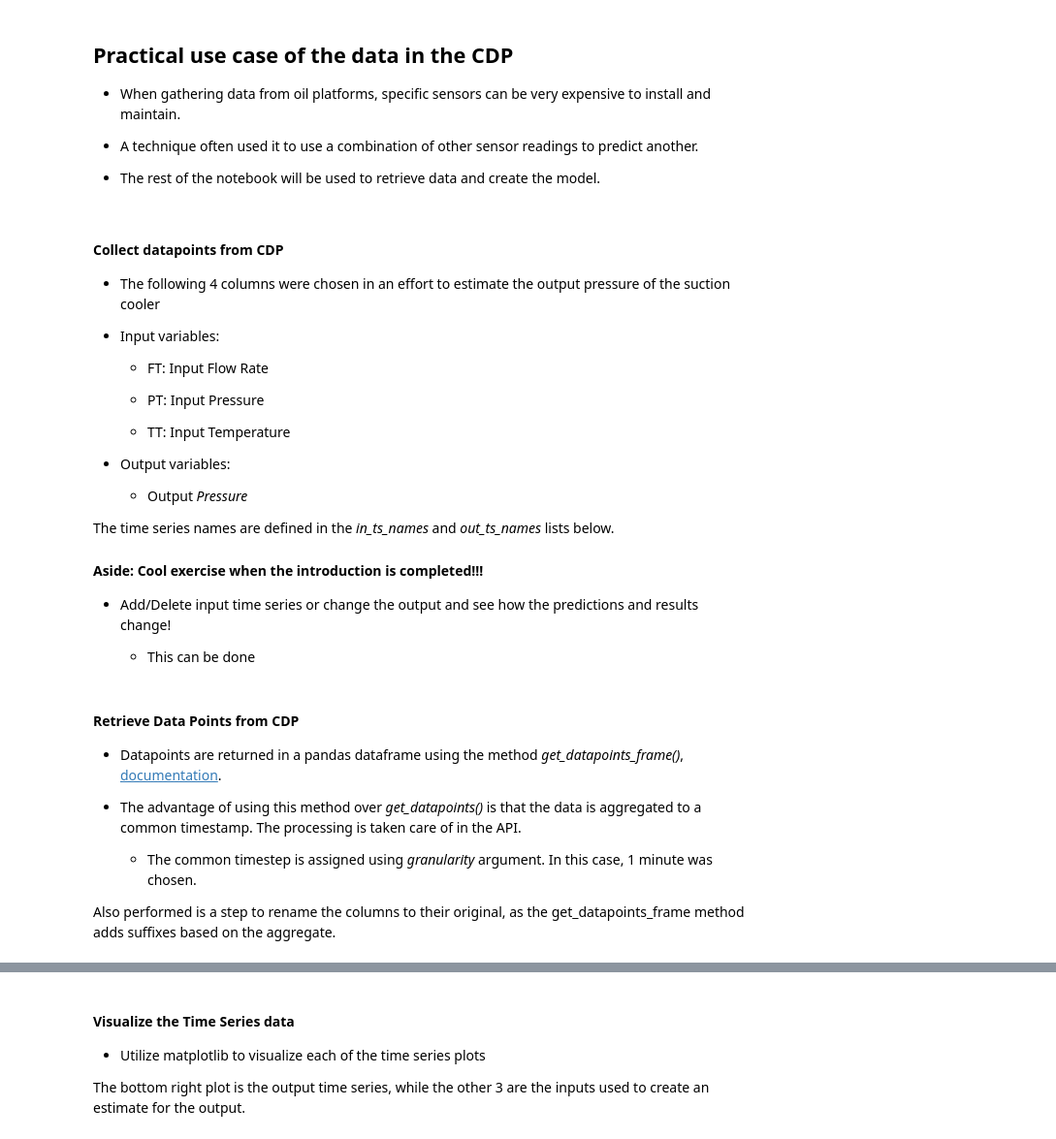
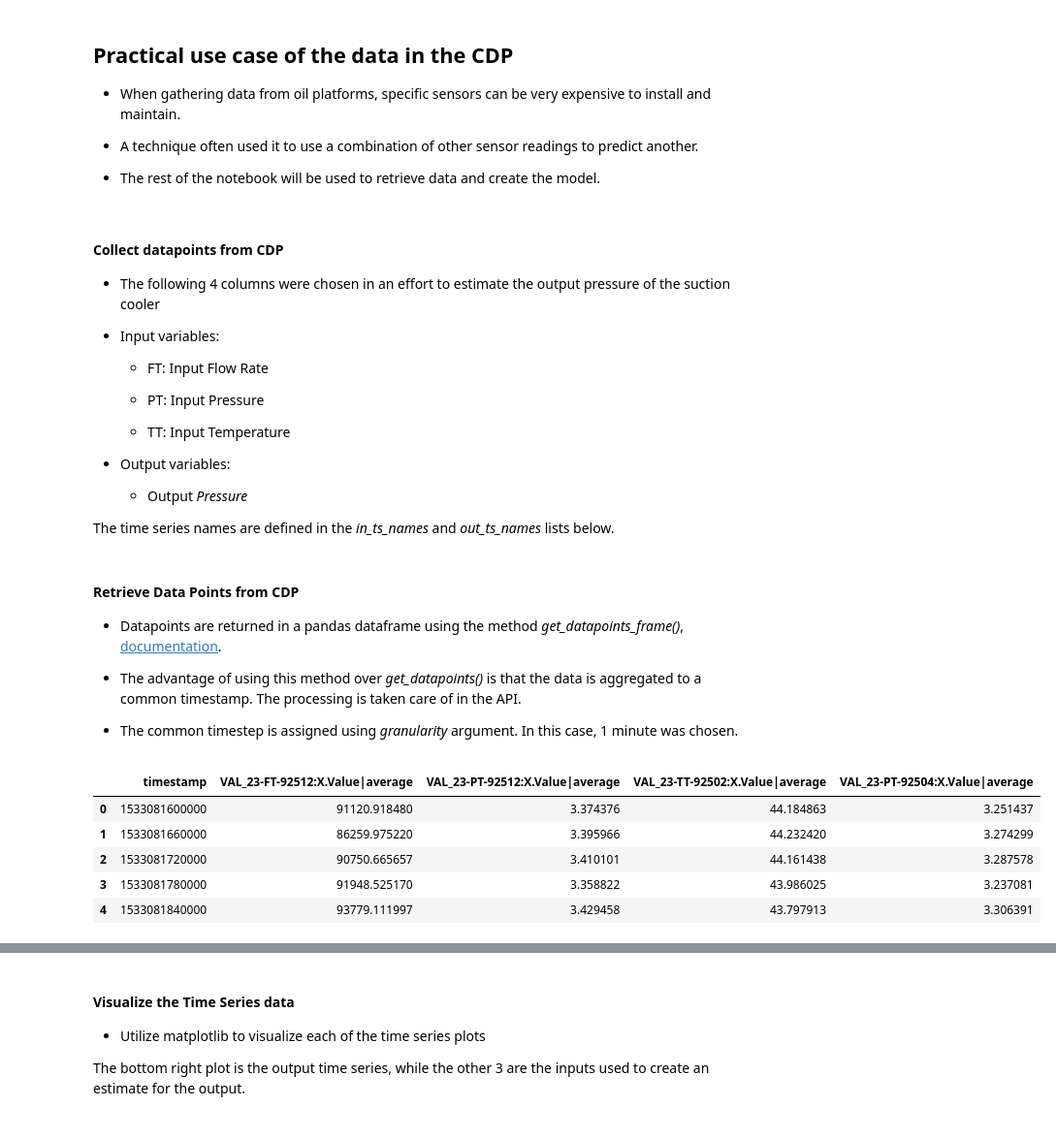
Before and after one commit to cognitedata/interacting-with-open-industrial-data, a Jupyter notebook: WiDS_2019_Cognite_Part1.ipynb, the cells around one changed output, grey strips where cells are left out. Shown: that part at 97% size. Drawn from its saved outputs; the diff is of its cells as text; code cells hidden in the pictures.

```diff
--- a/WiDS_2019_Cognite_Part1.ipynb
+++ b/WiDS_2019_Cognite_Part1.ipynb
@@ -187,13 +157,6 @@ client.datapoints.get_datapoints("VAL_45-PT-92508:X.Value", start="10d-ago").to_
   * Output *Pressure*
 
 The time series names are defined in the *in_ts_names* and *out_ts_names* lists below.
-
-
-#### Aside: Cool exercise when the introduction is completed!!!
-
-* Add/Delete input time series or change the output and see how the predictions and results change!
-
-  * This can be done
 # %%
 in_ts_names = ["VAL_23-FT-92512:X.Value", "VAL_23-PT-92512:X.Value", "VAL_23-TT-92502:X.Value"]
 out_ts_name = "VAL_23-PT-92504:X.Value"
@@ -204,25 +167,28 @@ out_ts_name = "VAL_23-PT-92504:X.Value"
 
 * The advantage of using this method over *get_datapoints()* is that the data is aggregated to a common timestamp. The processing is taken care of in the API.
 
-  * The common timestep is assigned using *granularity* argument. In this case, 1 minute was chosen.
-
-Also performed is a step to rename the columns to their original, as the get_datapoints_frame method adds suffixes based on the aggregate.
+* The common timestep is assigned using *granularity* argument. In this case, 1 minute was chosen.
 # %%
 ts_names = in_ts_names + [out_ts_name]
 
 train_start_date = datetime(2018, 8, 1)
 # 30 days of training data chosen arbitrarily
 train_end_date = train_start_date + timedelta(days=30)
 
 datapoints_df = client.datapoints.get_datapoints_frame(time_series=ts_names,
                                                        aggregates=['avg'],
                                                        granularity='1m',
                                                        start=train_start_date,
                                                        end=train_end_date
                                                        )
 datapoints_df.fillna(method="ffill", inplace = True)
-# Remove the "|average" appended to the end of the column names
-datapoints_df.columns = ["timestamp"] + ts_names
 datapoints_df.head()
+# %% [output]
+|  | timestamp | VAL_23-FT-92512:X.Value|average | VAL_23-PT-92512:X.Value|average | VAL_23-TT-92502:X.Value|average | VAL_23-PT-92504:X.Value|average |
+| 0 | 1533081600000 | 91120.918480 | 3.374376 | 44.184863 | 3.251437 |
+| 1 | 1533081660000 | 86259.975220 | 3.395966 | 44.232420 | 3.274299 |
+| 2 | 1533081720000 | 90750.665657 | 3.410101 | 44.161438 | 3.287578 |
+| 3 | 1533081780000 | 91948.525170 | 3.358822 | 43.986025 | 3.237081 |
+| 4 | 1533081840000 | 93779.111997 | 3.429458 | 43.797913 | 3.306391 |
 # %%
 datapoints_df.isna().any()
```
Also changed, not shown: parts of 31 cells of this notebook.
